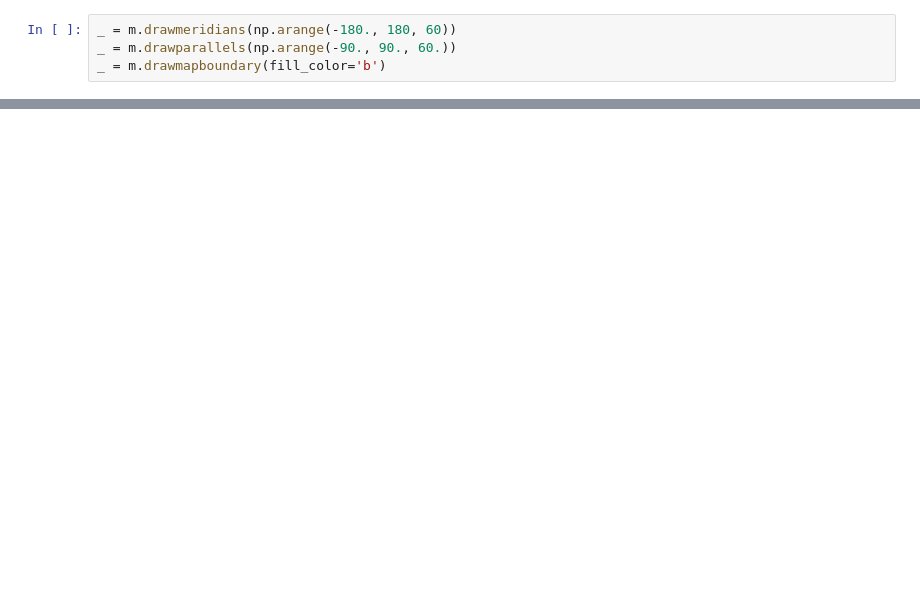
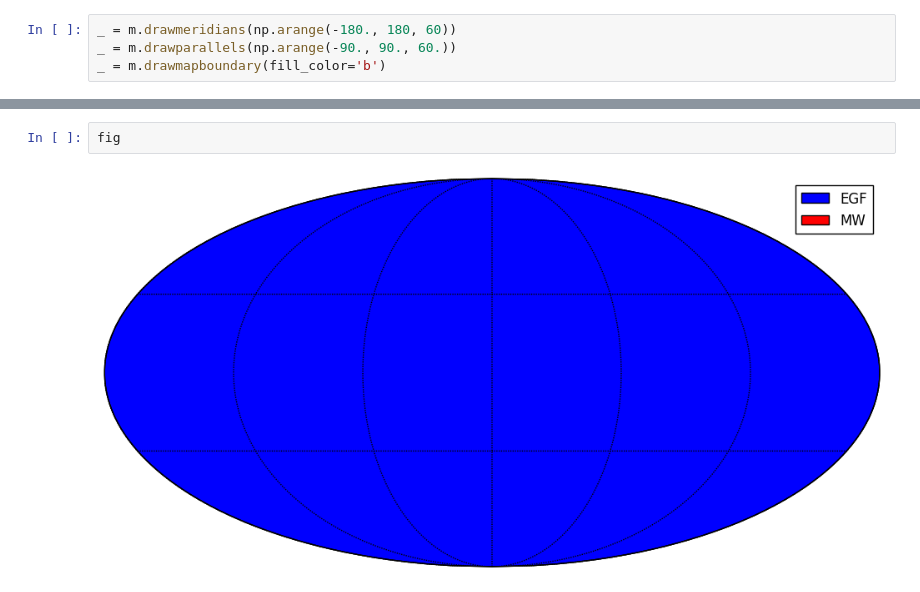
Before and after one commit to oskarkleincentre/cadence_demo_for_ztf, a Jupyter notebook: examples/Demo_testMW.ipynb, the cells around one changed output, grey strips where cells are left out. Drawn from its saved outputs; the diff is of its cells as text; blank space fills up the shorter version.

```diff
--- a/examples/Demo_testMW.ipynb
+++ b/examples/Demo_testMW.ipynb
@@ -37,0 +65,4 @@ fig
+# %%
+fig
+# %% [output]
+[figure, added]
```
Also changed, not shown: parts of 8 cells of this notebook, 3 other files.
